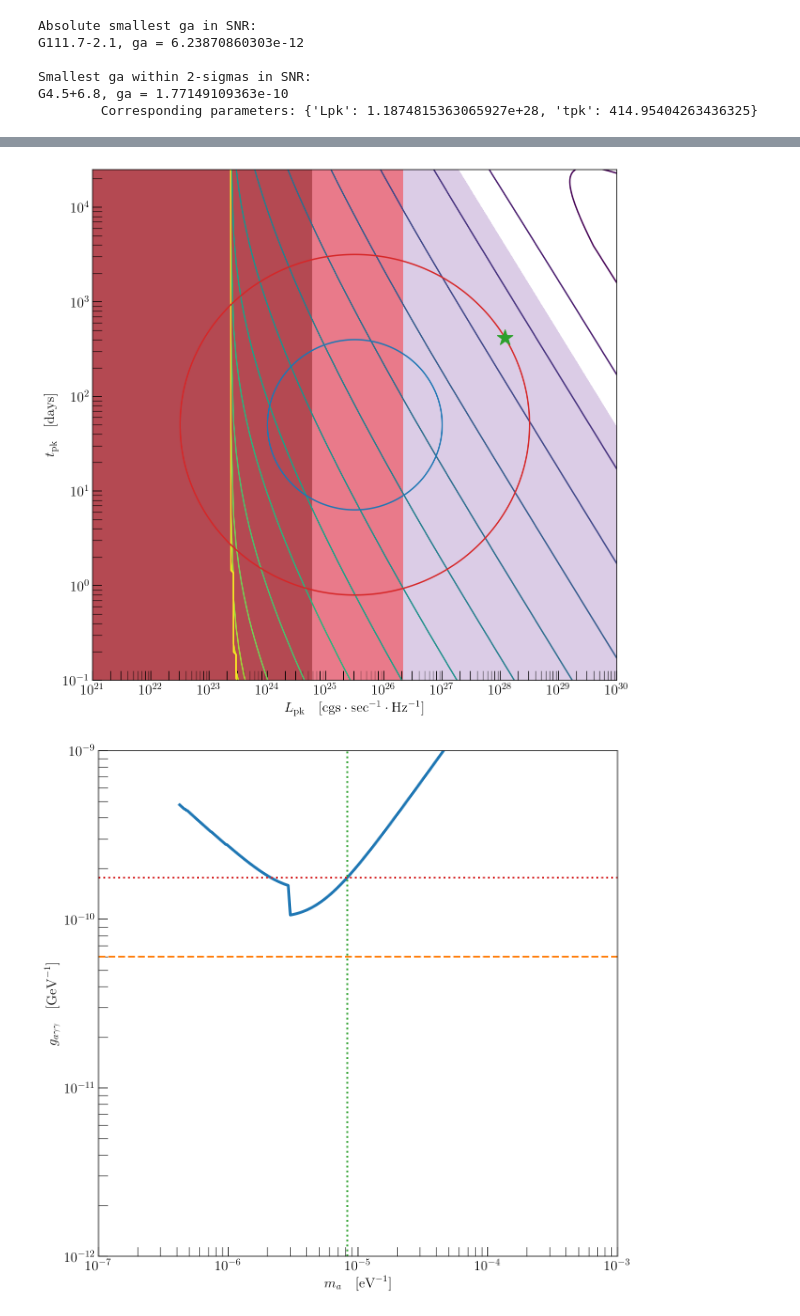
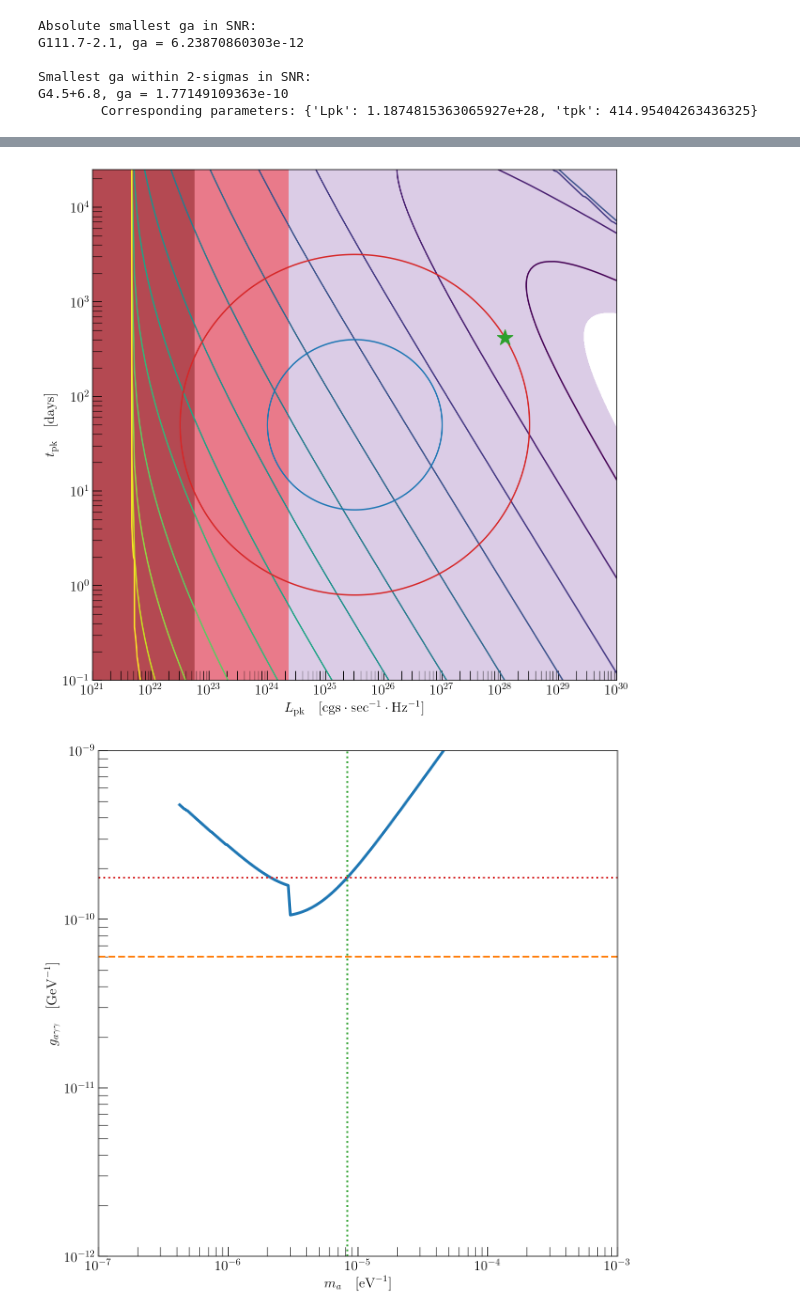
Before and after one commit to ManuelBuenAbad/snr_ghosts, a Jupyter notebook: workspace_notebooks/ws-8_param_space.ipynb, the cells around one changed output, grey strips where cells are left out. Drawn from its saved outputs; the diff is of its cells as text; code cells hidden in the pictures.

```diff
--- a/workspace_notebooks/ws-8_param_space.ipynb
+++ b/workspace_notebooks/ws-8_param_space.ipynb
@@ -202,9 +217,9 @@ t_trans=8.2e-03, t_age=3.5e-02, tpk=2.7e-04
 name = min_sigs_key
 snr = gr.snrs_cut[name]
 
-sn_Gr, echo_Gr, time_Gr =  gr.load_green_results(min_key, r=r, tex=tex, nuB=nuB)
+sn_Gr, echo_Gr, time_Gr =  gr.load_green_results(min_sigs_key, r=r, tex=tex, nuB=nuB)
 
-_, ga_Gr, _, _, no_Gr = gr.snr_reach(min_key,
+_, ga_Gr, _, _, no_Gr = gr.snr_reach(min_sigs_key,
                                      r=r,
                                      nuB=nuB,
                                      tex=tex,
@@ -236,35 +251,35 @@ plt.xscale("log"),plt.yscale("log");
 # %%
 # figure properties
 title_sz = 20.
 label_sz = 15.
 legend_sz = 15.
 rcParams['figure.figsize'] = (10, 10)
 
 fig, ax = plt.subplots()
 
 ga_lvls = np.arange(-14., -3.5, 0.5) # axion photon coupling levels
 from_Bieten_to_pivot = (nu_pivot/nuB)**-snr.alpha
 
 # contours for best possible ga
 ax.contour(gr.pre_Lpk_arr, gr.pre_tpk_arr, log10(ga_Gr), levels=ga_lvls)
 
 ax.scatter(pars_sigs[name]['Lpk'], pars_sigs[name]['tpk'], s=300., zorder=10., marker='*', color="C2")
 
 ax.contourf(gr.pre_Lpk_arr, gr.pre_tpk_arr, log10(ga_Gr), levels=[log10(ga_cast), 100.], colors=['indigo'], alpha=0.2, zorder=-1)
 
-ax.contourf(gr.pre_Lpk_arr, gr.pre_tpk_arr, no_Gr, levels=[0.999, 1.1], colors=['k'], alpha=0.4, zorder=-1)
+ax.contourf(gr.pre_Lpk_arr, gr.pre_tpk_arr, no_Gr, levels=[0.9999, 1.0001], colors=['k'], alpha=0.4, zorder=-1)
 
-ax.contourf(gr.pre_Lpk_arr, gr.pre_tpk_arr, short_age, levels=[0.999, 1.1], colors=['r'], alpha=0.4, zorder=-1)
+ax.contourf(gr.pre_Lpk_arr, gr.pre_tpk_arr, short_age, levels=[0.9999, 1.0001], colors=['r'], alpha=0.4, zorder=-1)
 
 ax.contour(gr.pre_Lpk_arr, gr.pre_tpk_arr, gr.sigs_Gr, levels=[1., 2.], colors=['C0', 'C3'], linestyles=['-', '-'])
 
 plt.xscale("log"),plt.yscale("log");
 ax.set_ylabel(r"$t_{\rm pk}\quad[\mathrm{days}]$", fontsize=label_sz);
 ax.set_xlabel(r"$L_{\rm pk}\quad[\mathrm{cgs \cdot sec^{-1} \cdot Hz^{-1}}]$", fontsize=label_sz);
 ax.set_xscale("log");ax.set_yscale("log");
 ax.tick_params("both", which="both", labelsize=label_sz, direction="in", length=10.)
 # %% [output]
-[figure, old version]
+[figure, new version]
 # %%
 # ma-ga
 Lpk = pars_sigs[name]['Lpk']*from_Bieten_to_pivot
```
Also changed, not shown: parts of 4 cells of this notebook.
